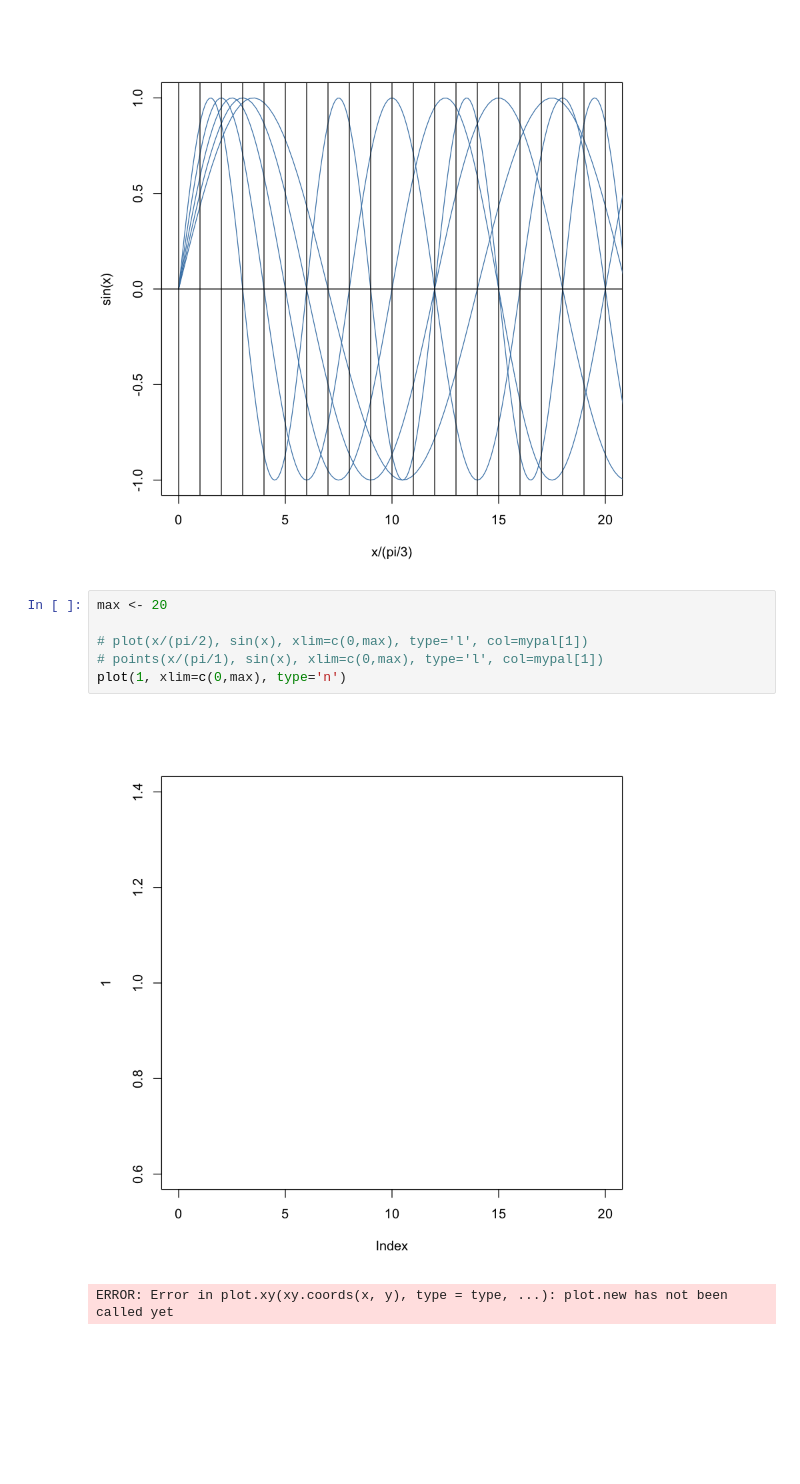
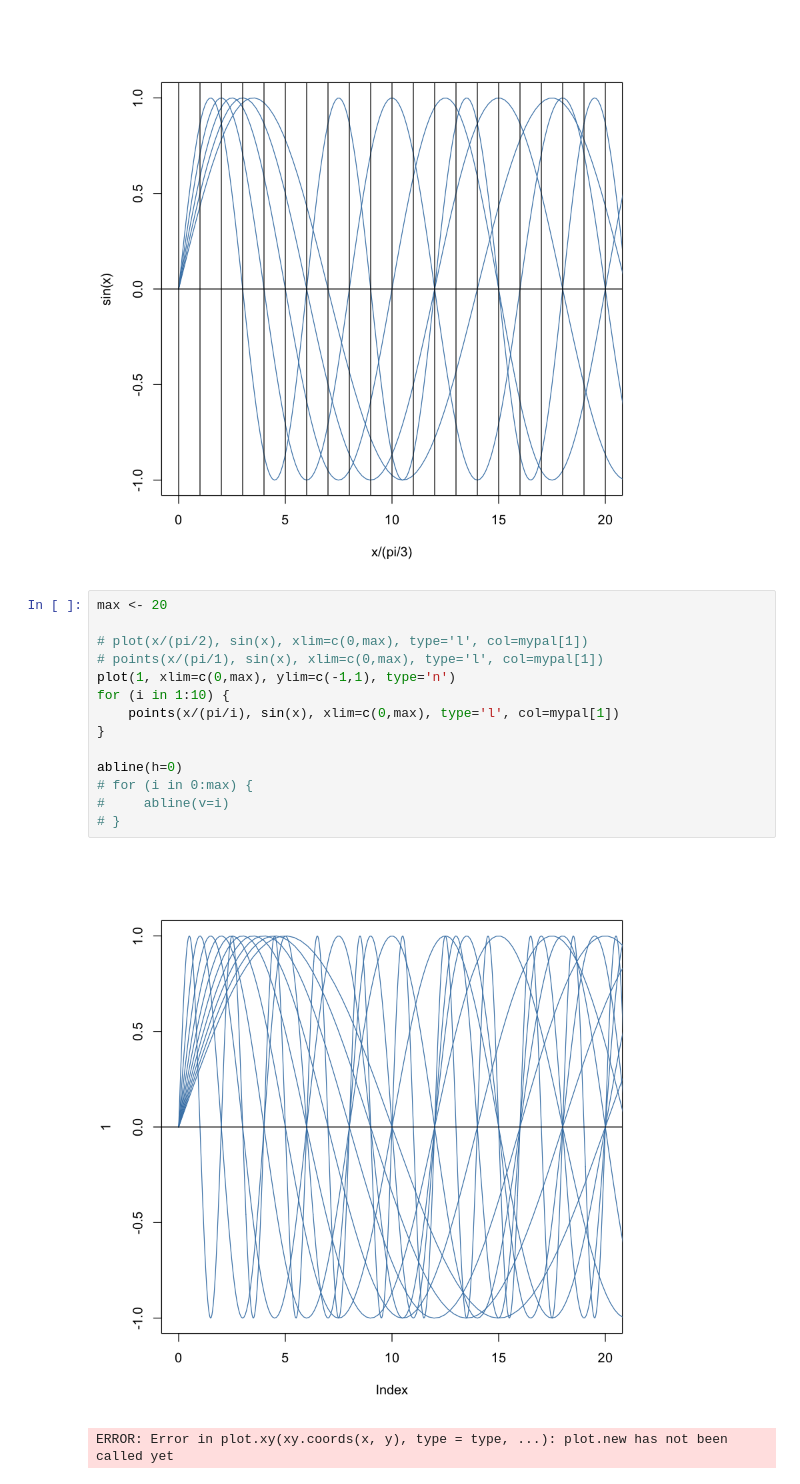
Before and after one commit to cc2qe/prime, a Jupyter notebook: waves.ipynb, the cells around one changed output. Cells and saved outputs as stored; diff of their text form; blank space fills up the shorter version.

```diff
--- a/waves.ipynb
+++ b/waves.ipynb
@@ -22,11 +22,19 @@ for (i in 0:max) {
 # %%
 max <- 20
 
 # plot(x/(pi/2), sin(x), xlim=c(0,max), type='l', col=mypal[1])
 # points(x/(pi/1), sin(x), xlim=c(0,max), type='l', col=mypal[1])
-plot(1, xlim=c(0,max), type='n')
+plot(1, xlim=c(0,max), ylim=c(-1,1), type='n')
+for (i in 1:10) {
+    points(x/(pi/i), sin(x), xlim=c(0,max), type='l', col=mypal[1])
+}
+
+abline(h=0)
+# for (i in 0:max) {
+#     abline(v=i)
+# }
 # %% [output]
-[figure, old version]
+[figure, new version]
 # %%
 # %% [output]
 ERROR: Error in plot.xy(xy.coords(x, y), type = type, ...): plot.new has not been called yet
```
